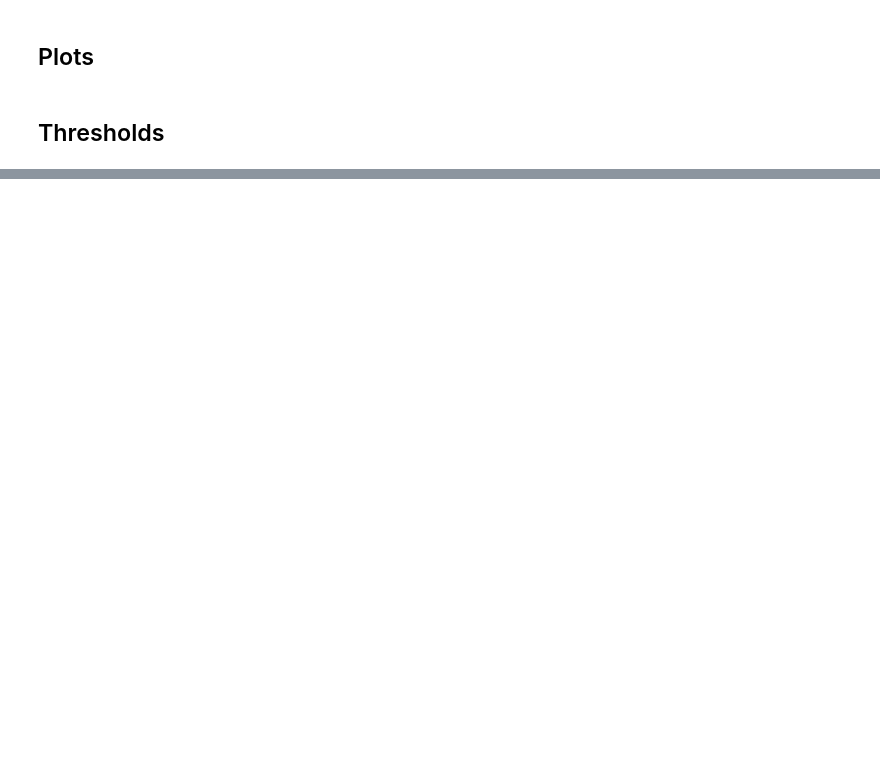
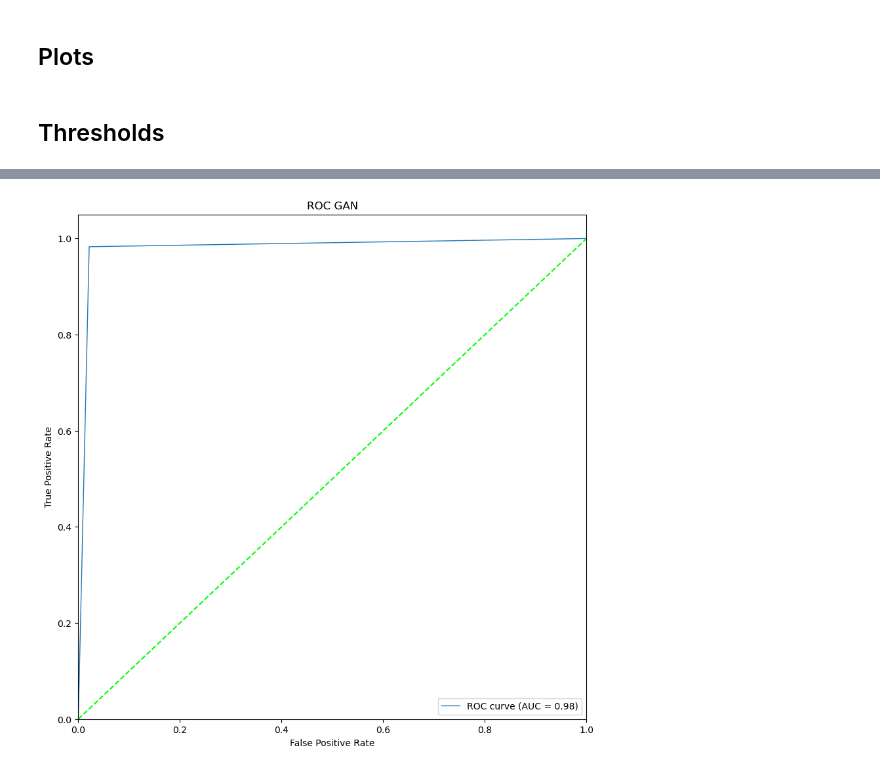
Before and after one commit to PaMemmes/Adding-Interpretability-to-an-Anomaly-Based-Method, a Jupyter notebook: model.ipynb, the cells around one changed output, grey strips where cells are left out. Drawn from its saved outputs; the diff is of its cells as text; code cells hidden in the pictures; blank space fills up the shorter version.

```diff
--- a/model.ipynb
+++ b/model.ipynb
@@ -175,6 +231,6 @@ def get_discriminator(optim):
     return discriminator
 # %%
-def make_gan_network(discriminator, generator, optim, input_dim=78):
+def make_gan_network(discriminator, generator, optim, input_dim=num_features):
     discriminator.trainable = False
     gan_input = Input(shape=(input_dim,))
     x = generator(gan_input)
@@ -185,11 +241,11 @@ def make_gan_network(discriminator, generator, optim, input_dim=78):
 
     return gan
 # %%
-learning_rate = 0.00001
-momentum = 0.3
+lr = 0.0002
 batch_size = 512
-epochs = 100
-adam = Adam(lr=learning_rate, beta_1=momentum)
+epochs = 50
+momentum=0.5
+adam = Adam(learning_rate=lr, beta_1=momentum)
 # %%
 # Training the GAN
 x_train, y_train, x_test, y_test = dataset['x_train'], dataset['y_train'], dataset['x_test'], dataset['y_test']
@@ -196,14 +258,16 @@ x_train, y_train, x_test, y_test = dataset['x_train'], dataset['y_train'], datas
 # %%
 # Calculating the number of batches based on the batch size
 batch_count = x_train.shape[0] // batch_size
+#pbar = tqdm(total=epochs * batch_count, position=0, leave=True)
 pbar = tqdm(total=epochs * batch_count, position=0, leave=True)
+
 gan_loss = []
 discriminator_loss = []
 
 # Inititalizing the network
 generator = get_generator(adam)
 discriminator = get_discriminator(adam)
-gan = make_gan_network(discriminator, generator, adam, input_dim=78)
+gan = make_gan_network(discriminator, generator, adam, input_dim=num_features)
 
 print("Number params: ", gan.count_params())
 
@@ -211,7 +275,7 @@ for epoch in range(epochs):
     for index in range(batch_count):
         pbar.update(1)
         # Creating a random set of input noise and images
-        noise = np.random.normal(0, 1, size=[batch_size, 78])
+        noise = np.random.normal(0, 1, size=[batch_size, num_features])
 
         # Generate fake samples
         generated_images = generator.predict_on_batch(noise)
@@ -228,7 +292,7 @@ for epoch in range(epochs):
         d_loss = discriminator.train_on_batch(X, y_dis)
 
         # Train generator
-        noise = np.random.uniform(0, 1, size=[batch_size, 78])
+        noise = np.random.uniform(0, 1, size=[batch_size, num_features])
         y_gen = np.ones(batch_size)
         discriminator.trainable = False
         g_loss = gan.train_on_batch(noise, y_gen)
@@ -274,3 +334,14 @@ plt.savefig(figure_path + 'loss_gan.png')
+# %%
+nr_batches_test = np.ceil(x_test.shape[0] // batch_size).astype(np.int32)
+
+results = []
+
+for t in range(nr_batches_test + 1):
+    ran_from = t * batch_size
+    ran_to = (t + 1) * batch_size
+    image_batch = x_test[ran_from:ran_to]
+    tmp_rslt = discriminator.predict(x=image_batch, batch_size=128, verbose=0)
+    results = np.append(results, tmp_rslt)
 # %%
 pd.options.display.float_format = '{:20,.7f}'.format
 results_df = pd.concat([pd.DataFrame(results), pd.DataFrame(y_test)], axis=1)
@@ -354,7 +437,9 @@ print('F1 :', f1)
 fpr, tpr, thresholds = roc_curve(y_test, y_pred)
 auc_curve = auc(fpr, tpr)
 # %%
-plot_roc(tpr, fpr, auc_curve, figure_path + 'confusion_gan.png', 'GAN')
+plot_roc(tpr, fpr, auc_curve, figure_path + 'roc_gan_only_cic.png', 'GAN')
+# %% [output]
+[figure, added]
 # %%
 cm = confusion_matrix(y_test, y_pred)
 # %%
```
Also changed, not shown: parts of 30 cells of this notebook, 1 other file.
